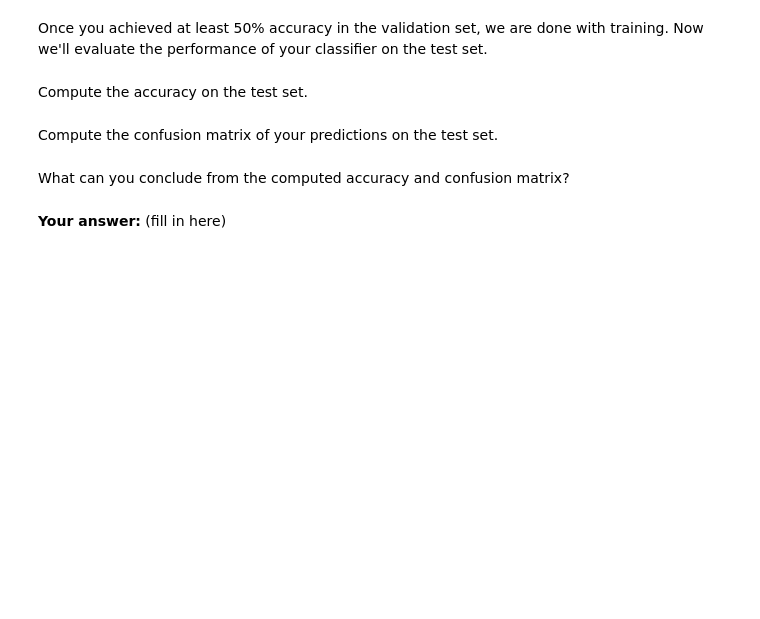
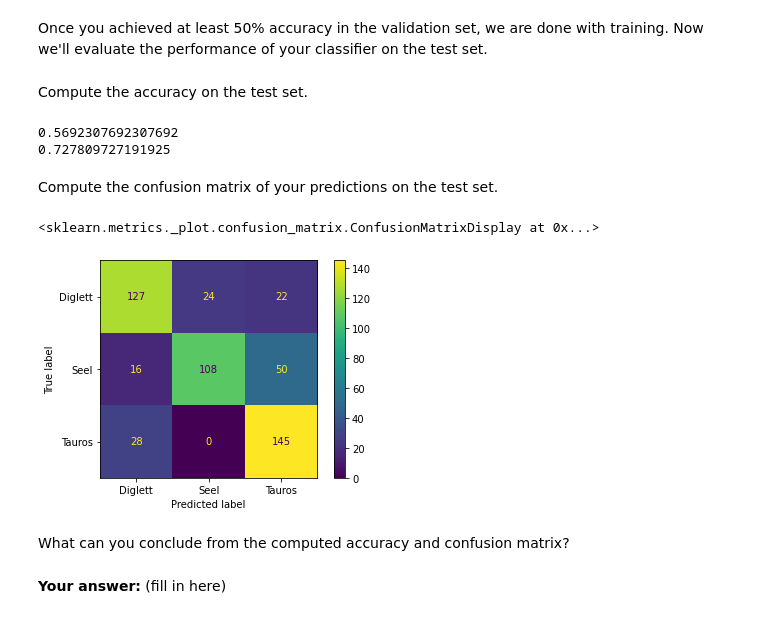
Before and after one commit to NicholasGranlund/SSY340-Deep-Machine-Learning, a Jupyter notebook: home-assignments/IHA2/IHA2.ipynb, the cells around one changed output. Drawn from its saved outputs; the diff is of its cells as text; code cells hidden in the pictures; blank space fills up the shorter version.

```diff
--- a/home-assignments/IHA2/IHA2.ipynb
+++ b/home-assignments/IHA2/IHA2.ipynb
@@ -345,3 +363,22 @@ NameError: name 'y7t6' is not defined
+# %%
+# YOUR CODE HERE
+n_samples = len(dataset)
+
+# Split the data into 55 / 25 / 20
+n_train_samples = int(n_samples*0.55)
+n_val_samples = int(n_samples*0.25)
+n_test_samples = n_samples - n_train_samples - n_val_samples
+
+# a
+assert n_train_samples + n_val_samples + n_test_samples == n_samples, 'Dataset splitted incorrectly'
+
+# Use random_split function to obtain 3 subsets of the data.
+train_dataset, val_dataset, test_dataset = random_split(dataset, [n_train_samples, n_val_samples, n_test_samples])
+
+# Create DataLoader objects of these datasets
+train_data_loader = DataLoader(train_dataset, batch_size=64, shuffle=True)
+val_data_loader = DataLoader(val_dataset, batch_size=n_val_samples)
+test_data_loader = DataLoader(test_dataset, batch_size=n_test_samples)
 # %% [markdown]
 ## 4. Training
 # %% [markdown]
@@ -367,2 +498,11 @@ Compute the accuracy on the test set.
+# %%
+# YOUR CODE HERE
+
+test_accuracy, test_avg_loss = evaluate_model(test_data_loader, model, loss_fn)
+print(test_accuracy)
+print(test_avg_loss)
+# %% [output]
+0.5692307692307692
+0.727809727191925
 # %% [markdown]
 Compute the confusion matrix of your predictions on the test set.
@@ -371,3 +509,29 @@ Compute the confusion matrix of your predictions on the test set.
+# %%
+# YOUR CODE HERE
+
+from sklearn.metrics import confusion_matrix, ConfusionMatrixDisplay
+
+model.eval()
+
+all_predictions = []
+all_ground_truth = []
+
+with torch.no_grad():
+    for batch_x, batch_y in val_data_loader:
+        # Forward pass to get predictions
+        predictions = model(batch_x)
+        _, predicted_labels = torch.max(predictions, dim=1)
+
+        all_predictions.extend(predicted_labels.cpu().numpy())
+        all_ground_truth.extend(batch_y.cpu().numpy())
+
+# Create the confusion matrix using scikit-learn
+confusion = confusion_matrix(all_ground_truth, all_predictions)
+disp = ConfusionMatrixDisplay(confusion, display_labels=pokemon_names)
+disp.plot()
+# %% [output]
+<sklearn.metrics._plot.confusion_matrix.ConfusionMatrixDisplay at 0x...>
+[figure, added]
 # %% [markdown]
 What can you conclude from the computed accuracy and confusion matrix?
 # %% [markdown]
```
Also changed, not shown: parts of 13 cells of this notebook, 4 other files.
